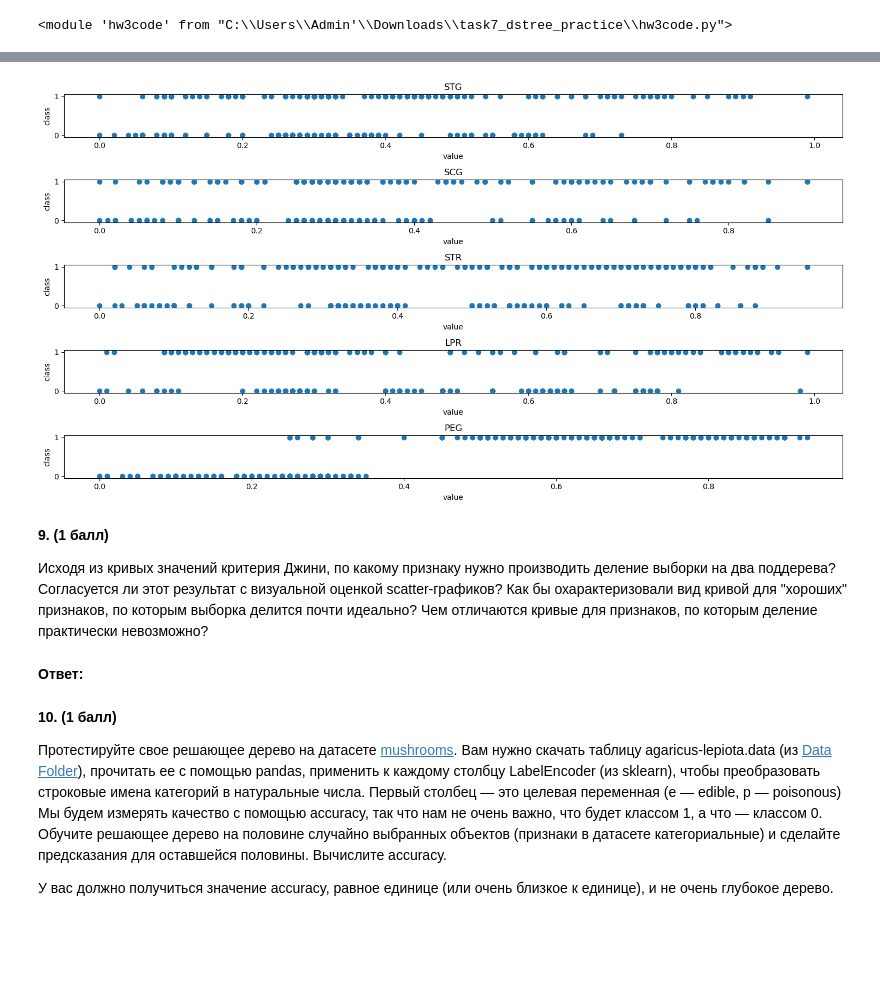
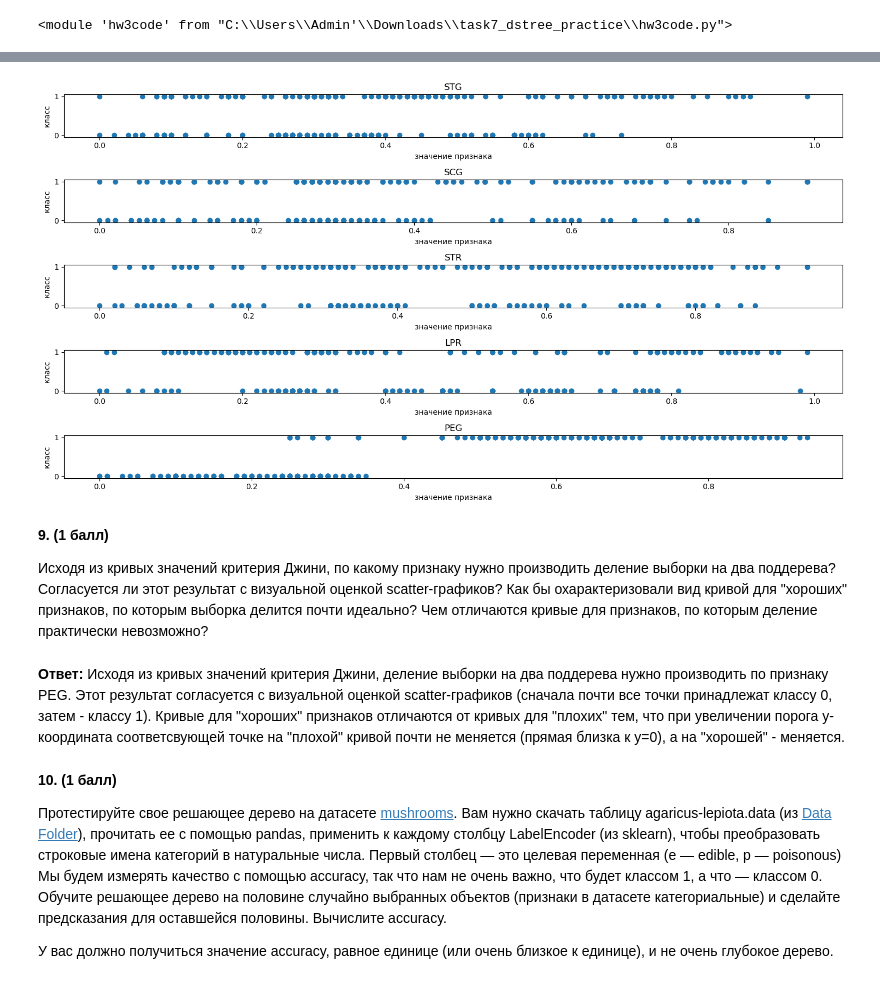
Before and after one commit to ZedgenizovaRita/Homework_7, a Jupyter notebook: task7_dstree_practice.ipynb, the cells around one changed output, grey strips where cells are left out. Saved outputs shown, nothing was run; the diff lists cells and outputs as text; code cells hidden in the pictures; blank space fills up the shorter version.

```diff
--- a/task7_dstree_practice.ipynb
+++ b/task7_dstree_practice.ipynb
@@ -123,28 +129,28 @@ AttributeError: 'list' object has no attribute 'T'
 # %%
 plt.figure(figsize = [15, 8])
 
 i = 1
 for col in data.columns:
     if col == ' UNS':
         break
     plt.subplot(5, 1, i)
     plt.title(col)
     plt.scatter(data[col], data[' UNS'])
     plt.yticks(np.arange(0, 2, 1))
-    plt.ylabel("class")
-    plt.xlabel("value")
+    plt.ylabel("класс")
+    plt.xlabel("значение признака")
     i += 1
 
 plt.tight_layout()
 plt.show()
 # %% [output]
-[figure, old version]
+[figure, new version]
 # %% [markdown]
 __9. (1 балл)__
 
 Исходя из кривых значений критерия Джини, по какому признаку нужно производить деление выборки на два поддерева? Согласуется ли этот результат с визуальной оценкой scatter-графиков? Как бы охарактеризовали вид кривой для "хороших" признаков, по которым выборка делится почти идеально? Чем отличаются кривые для признаков, по которым деление практически невозможно?
-# %% [markdown]
-**Ответ:**
+# %% [markdown]
+**Ответ:** Исходя из кривых значений критерия Джини, деление выборки на два поддерева нужно производить по признаку PEG. Этот результат согласуется с визуальной оценкой scatter-графиков (сначала почти все точки принадлежат классу 0, затем - классу 1). Кривые для "хороших" признаков отличаются от кривых для "плохих" тем, что при увеличении порога y-координата соответсвующей точке на "плохой" кривой почти не меняется (прямая близка к y=0), а на "хорошей" - меняется.
 # %% [markdown]
 __10. (1 балл)__
 
```
Also changed, not shown: parts of 2 cells of this notebook.
